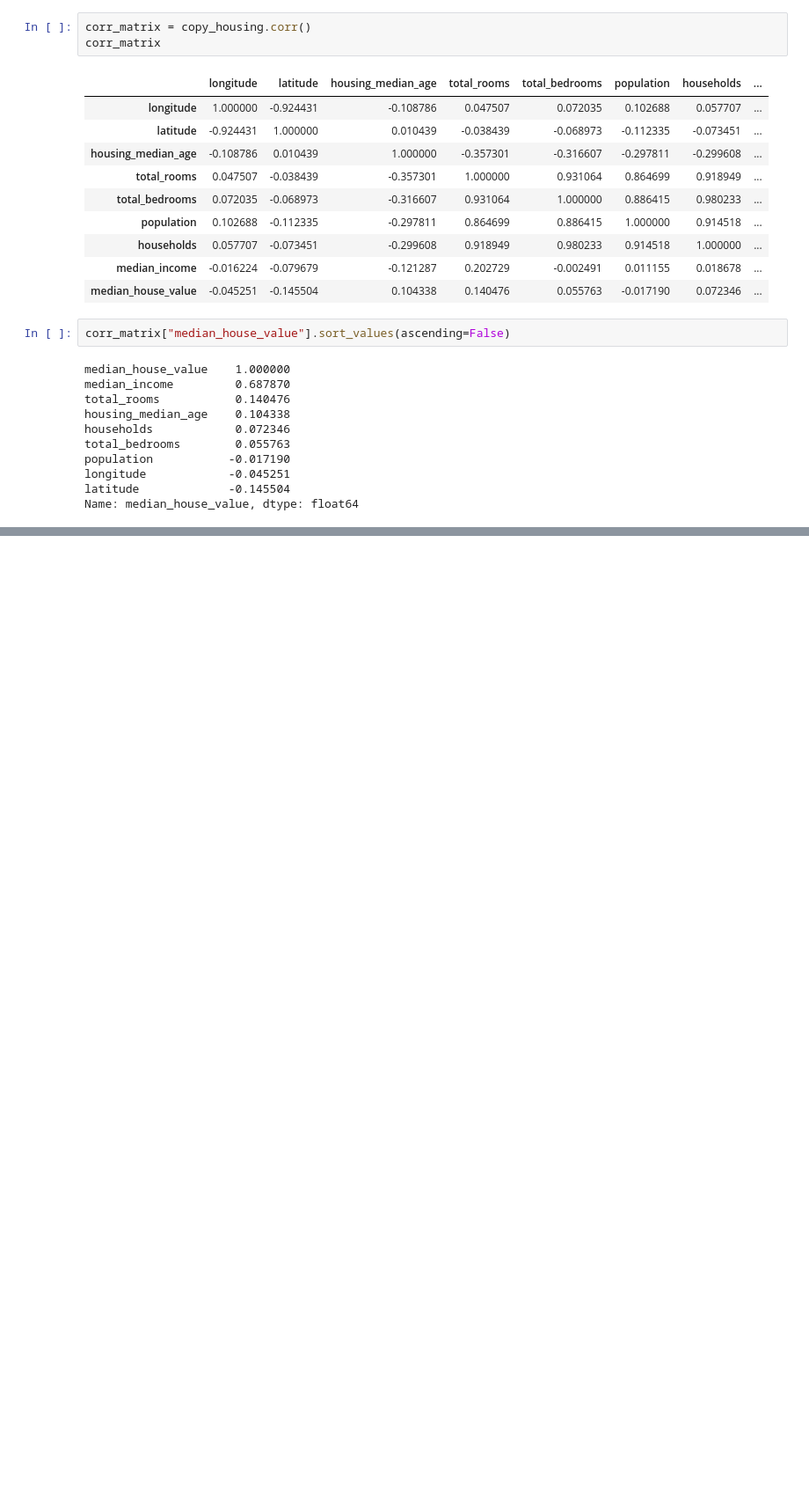
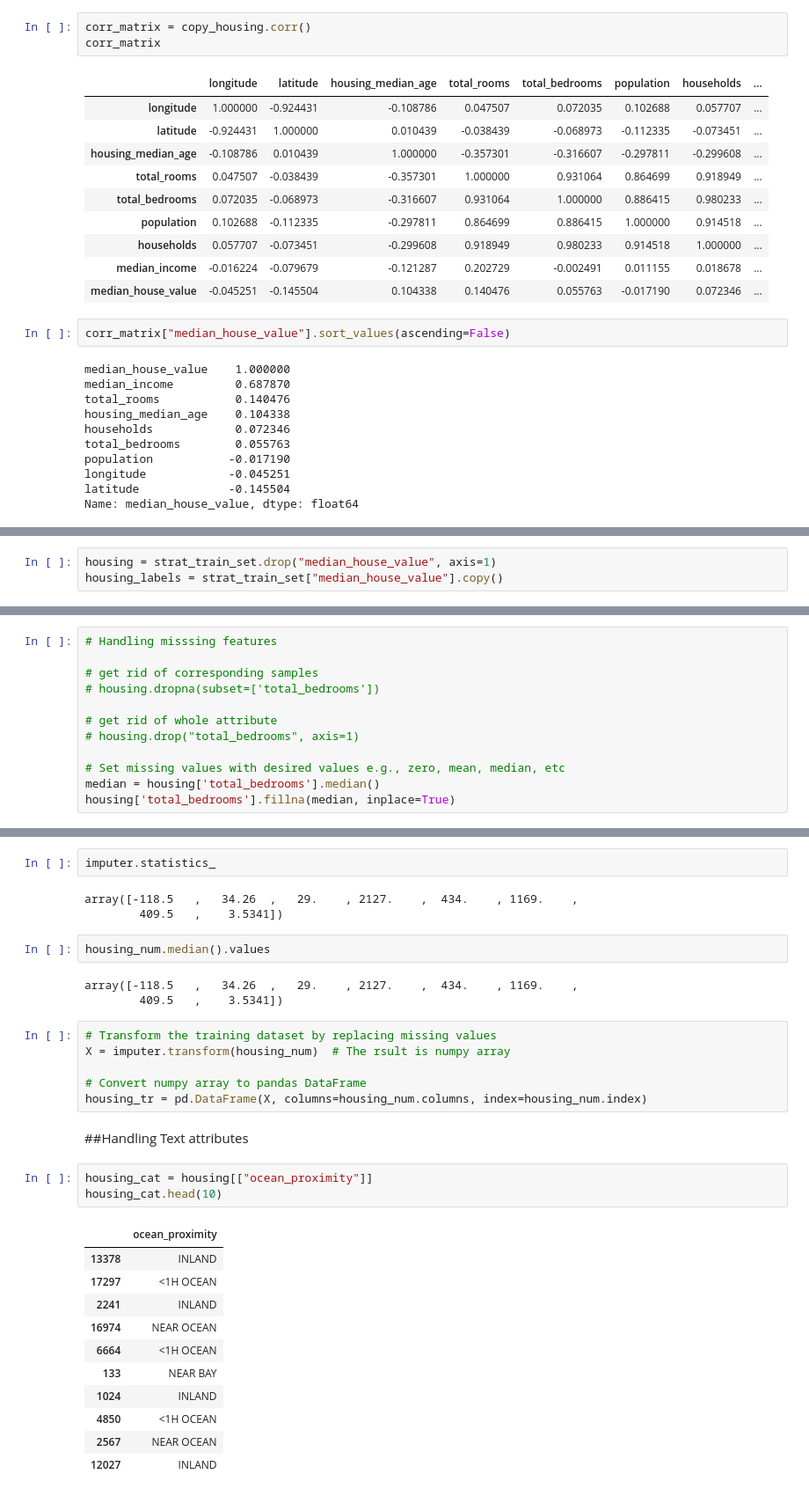
Before and after one commit to ArashDehghanyan/Hands-On_Machine_Learning, a Jupyter notebook: Hands_on_ml_example_2_1.ipynb, the cells around one changed output, grey strips where cells are left out. Shown at 88% size. Cells and saved outputs as stored; diff of their text form; blank space fills up the shorter version.

```diff
--- a/Hands_on_ml_example_2_1.ipynb
+++ b/Hands_on_ml_example_2_1.ipynb
@@ -292,0 +335,3 @@ Name: median_house_value, dtype: float64
+# %%
+housing = strat_train_set.drop("median_house_value", axis=1)
+housing_labels = strat_train_set["median_house_value"].copy()
@@ -292,0 +340,12 @@ Name: median_house_value, dtype: float64
+# %%
+# Handling misssing features
+
+# get rid of corresponding samples
+# housing.dropna(subset=['total_bedrooms'])
+
+# get rid of whole attribute
+# housing.drop("total_bedrooms", axis=1)
+
+# Set missing values with desired values e.g., zero, mean, median, etc
+median = housing['total_bedrooms'].median()
+housing['total_bedrooms'].fillna(median, inplace=True)
@@ -292,0 +364,33 @@ Name: median_house_value, dtype: float64
+# %%
+imputer.statistics_
+# %% [output]
+array([-118.5   ,   34.26  ,   29.    , 2127.    ,  434.    , 1169.    ,
+        409.5   ,    3.5341])
+# %%
+housing_num.median().values
+# %% [output]
+array([-118.5   ,   34.26  ,   29.    , 2127.    ,  434.    , 1169.    ,
+        409.5   ,    3.5341])
+# %%
+# Transform the training dataset by replacing missing values
+X = imputer.transform(housing_num)  # The rsult is numpy array
+
+# Convert numpy array to pandas DataFrame
+housing_tr = pd.DataFrame(X, columns=housing_num.columns, index=housing_num.index)
+# %% [markdown]
+##Handling Text attributes
+# %%
+housing_cat = housing[["ocean_proximity"]]
+housing_cat.head(10)
+# %% [output]
+|  | ocean_proximity |
+| 13378 | INLAND |
+| 17297 | <1H OCEAN |
+| 2241 | INLAND |
+| 16974 | NEAR OCEAN |
+| 6664 | <1H OCEAN |
+| 133 | NEAR BAY |
+| 1024 | INLAND |
+| 4850 | <1H OCEAN |
+| 2567 | NEAR OCEAN |
+| 12027 | INLAND |
```
Also changed, not shown: parts of 13 cells of this notebook.
